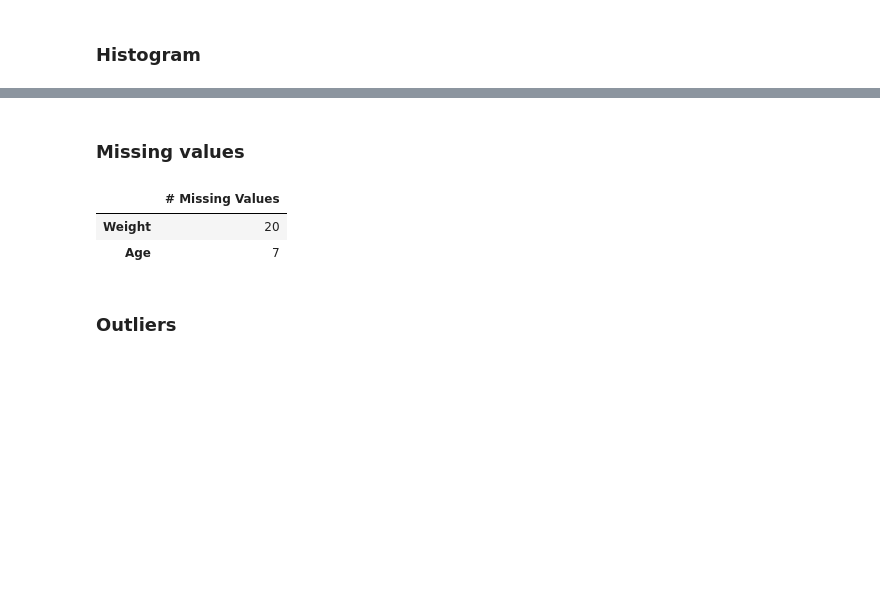
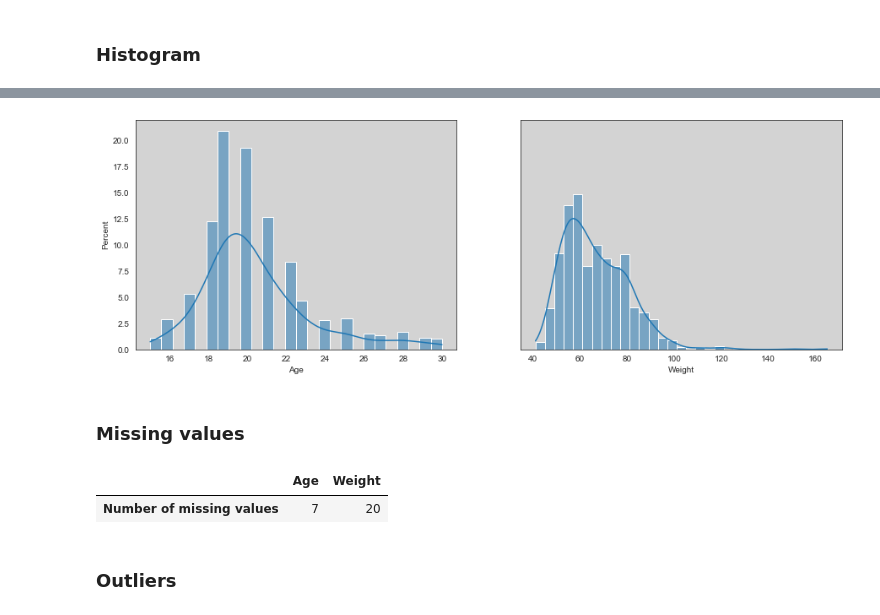
Before and after one commit to eudesz/AnyoneAI, a Jupyter notebook: Practice_Intro_to_Probability_and_Statistics.ipynb, the cells around one changed output, grey strips where cells are left out. Drawn from its saved outputs; the diff is of its cells as text; code cells hidden in the pictures; blank space fills up the shorter version.

```diff
--- a/Practice_Intro_to_Probability_and_Statistics.ipynb
+++ b/Practice_Intro_to_Probability_and_Statistics.ipynb
@@ -12,16 +1,11 @@
 # %%
-import copy
 import numpy as np
 import pandas as pd
 import seaborn as sns
 import matplotlib.pyplot as plt
-sns.set_theme()
 
 import warnings
 warnings.filterwarnings("ignore")
-# %%
-plt.rcParams['figure.figsize'] = [10, 8]
-%matplotlib inline
 # %%
 FILE_URL_PATH= 'https://raw.githubusercontent.com/anyoneai/notebooks/main/datasets/people_responses.csv'
 # %%
@@ -78,7 +81,2 @@ df_frequency_dist
 # %% [markdown]
 ### Histogram
-# %%
-for field in fields_to_analyze:
-    sns.displot(data=df_copy, x=field, kind="hist", kde= True)
-    sns.set(rc={'axes.facecolor':'white', 'figure.figsize': [8, 6]})
-    plt.show()
@@ -88,10 +83,16 @@ for field in fields_to_analyze:
+# %%
+figure, axs= plt.subplots(
+    nrows= 1,
+    ncols= len(fields_to_analyze),
+    figsize= (15, 5),
+    sharey= True
+)
+
+sns.set_style(rc= {"grid.color": "1", 'axes.facecolor': 'lightgrey'})
+
+for index, field in enumerate(fields_to_analyze):
+    sns.histplot(data= df_copy, x= field, ax= axs[index], fill= True,stat="percent", kde= True, element= 'bars')
+# %% [output]
+[figure, added]
 # %% [markdown]
 ### Missing values
-# %%
-pd.DataFrame(df_copy.apply(lambda x: x.isna().sum()), columns= ['# Missing Values']) \
-.loc[fields_to_analyze] \
-.sort_values(by= '# Missing Values', ascending= False)
-# %% [output]
-|  | # Missing Values |
-| Weight | 20 |
-| Age | 7 |
@@ -98,3 +107,8 @@ pd.DataFrame(df_copy.apply(lambda x: x.isna().sum()), columns= ['# Missing Value
+# %%
+n_missing_values
+# %% [output]
+|  | Age | Weight |
+| Number of missing values | 7 | 20 |
 # %% [markdown]
 ### Outliers
 # %% [markdown]
```
Also changed, not shown: parts of 10 cells of this notebook.
